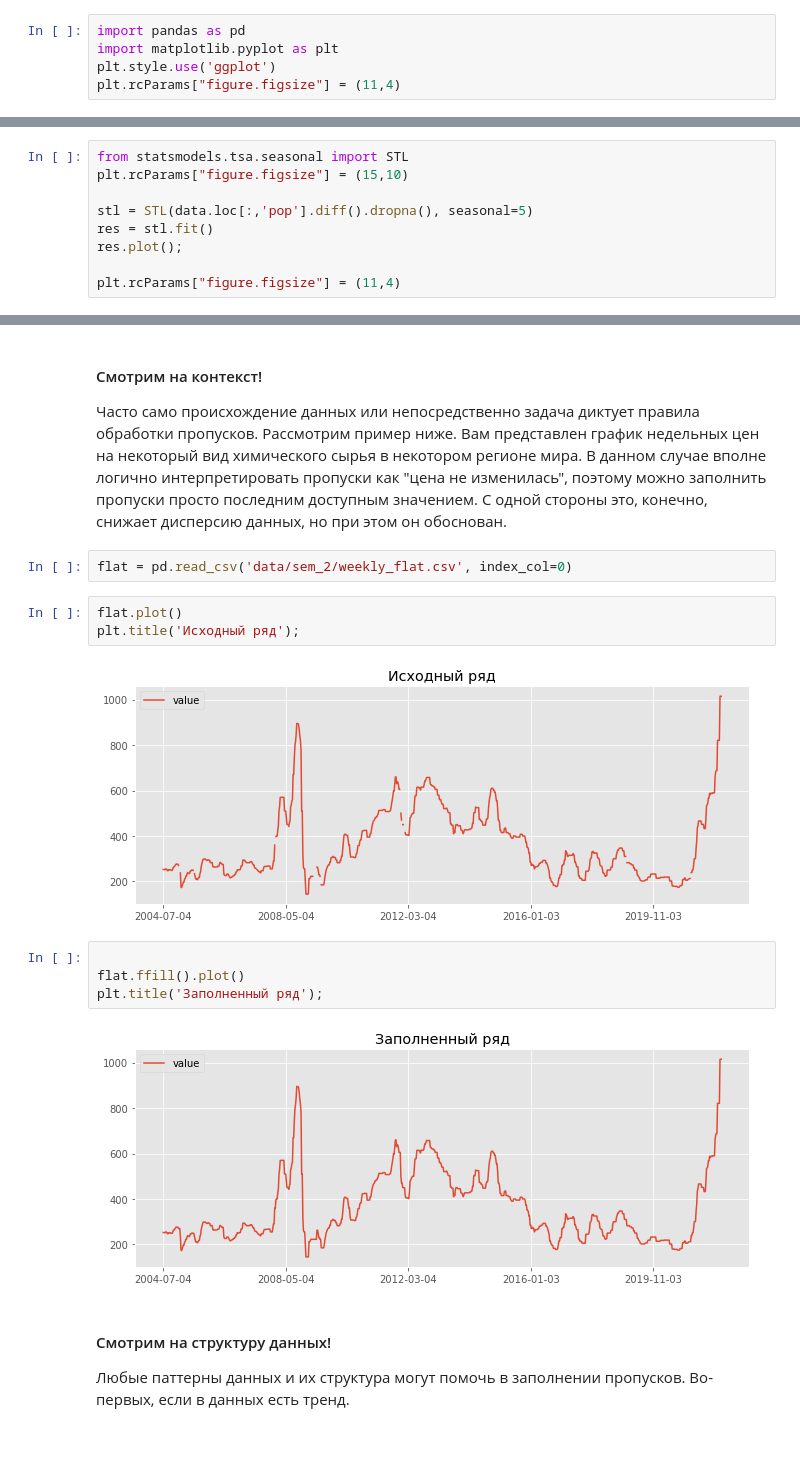
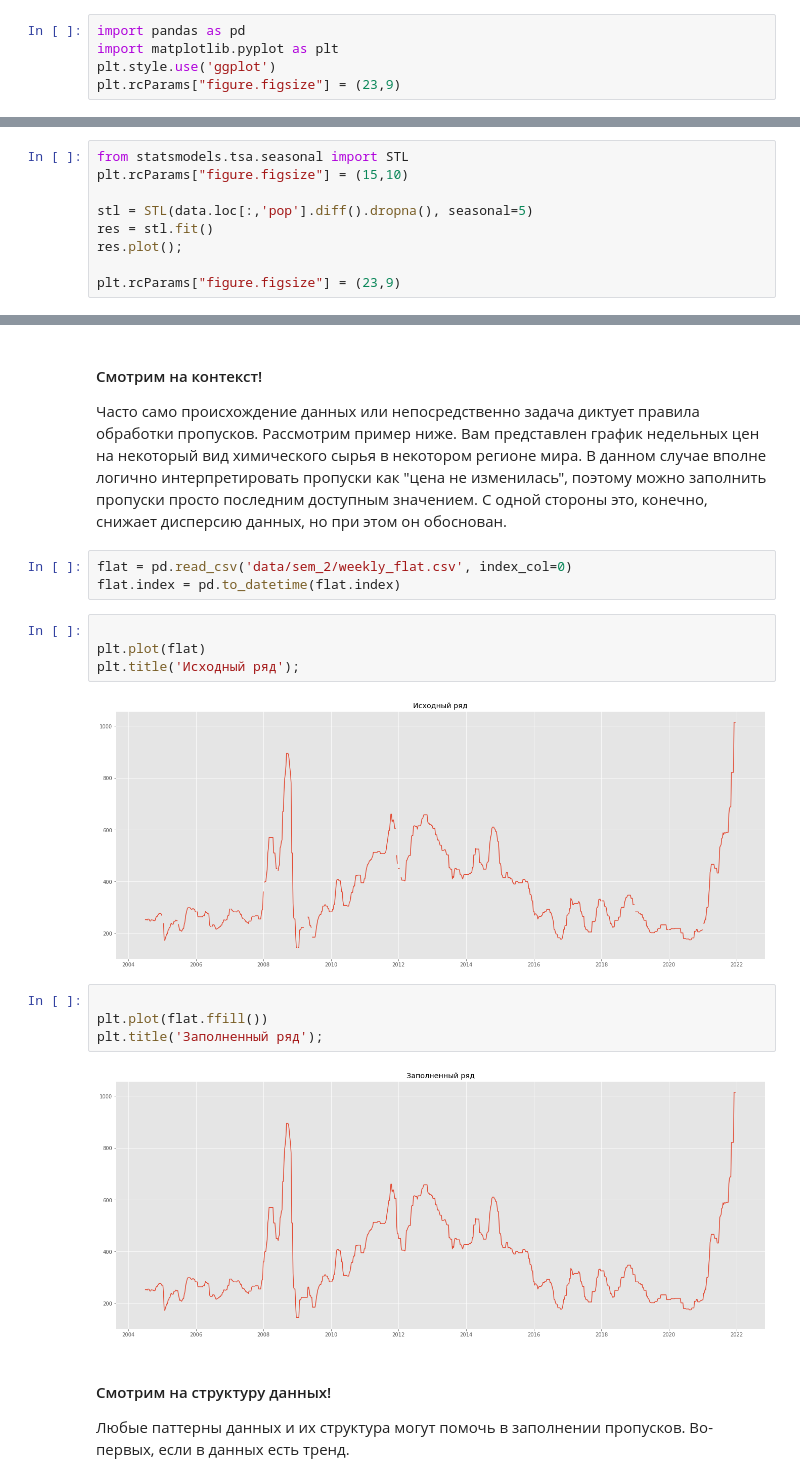
Before and after one commit to Pyatachokk/hse_ts_course, a Jupyter notebook: 2021-spring/seminars/sem_2.ipynb, the cells around one changed output, grey strips where cells are left out. Drawn from its saved outputs; the diff is of its cells as text; blank space fills up the shorter version.

```diff
--- a/2021-spring/seminars/sem_2.ipynb
+++ b/2021-spring/seminars/sem_2.ipynb
@@ -12,6 +12,6 @@
 import pandas as pd
 import matplotlib.pyplot as plt
 plt.style.use('ggplot')
-plt.rcParams["figure.figsize"] = (11,4)
+plt.rcParams["figure.figsize"] = (23,9)
 # %%
 # Читаем данные
@@ -259,7 +259,7 @@ stl = STL(data.loc[:,'pop'].diff().dropna(), seasonal=5)
 res = stl.fit()
 res.plot();
 
-plt.rcParams["figure.figsize"] = (11,4)
+plt.rcParams["figure.figsize"] = (23,9)
 # %% [output]
 [figure]
 # %%
@@ -302,17 +302,19 @@ Freq: Q-DEC, Name: trend, Length: 202, dtype: float64
 Часто само происхождение данных или непосредственно задача диктует правила обработки пропусков. Рассмотрим пример ниже. Вам представлен график недельных цен на некоторый вид химического сырья в некотором регионе мира. В данном случае вполне логично интерпретировать пропуски как "цена не изменилась", поэтому можно заполнить пропуски просто последним доступным значением. С одной стороны это, конечно, снижает дисперсию данных, но при этом он обоснован.
 # %%
 flat = pd.read_csv('data/sem_2/weekly_flat.csv', index_col=0)
+flat.index = pd.to_datetime(flat.index)
 # %%
-flat.plot()
+
+plt.plot(flat)
 plt.title('Исходный ряд');
 # %% [output]
-[figure, old version]
+[figure, new version]
 # %%
 
-flat.ffill().plot()
+plt.plot(flat.ffill())
 plt.title('Заполненный ряд');
 # %% [output]
-[figure, old version]
+[figure, new version]
 # %% [markdown]
 #### Смотрим на структуру данных!
 
```
Also changed, not shown: parts of 30 cells of this notebook, 6 other files.
